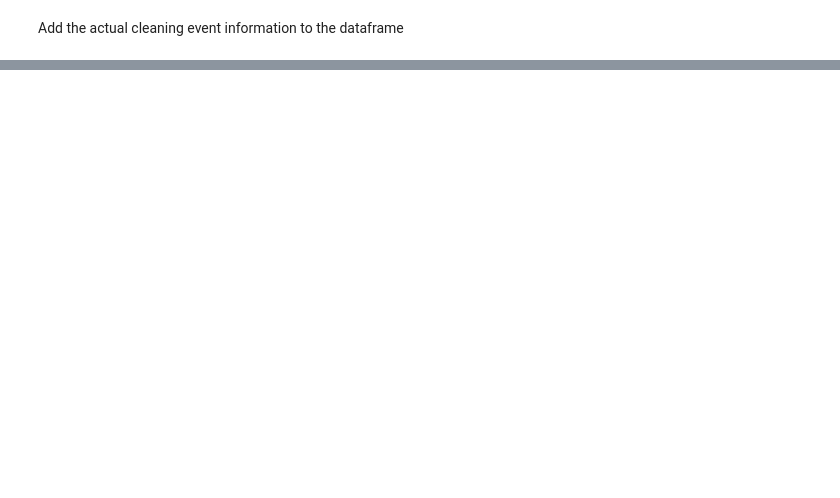
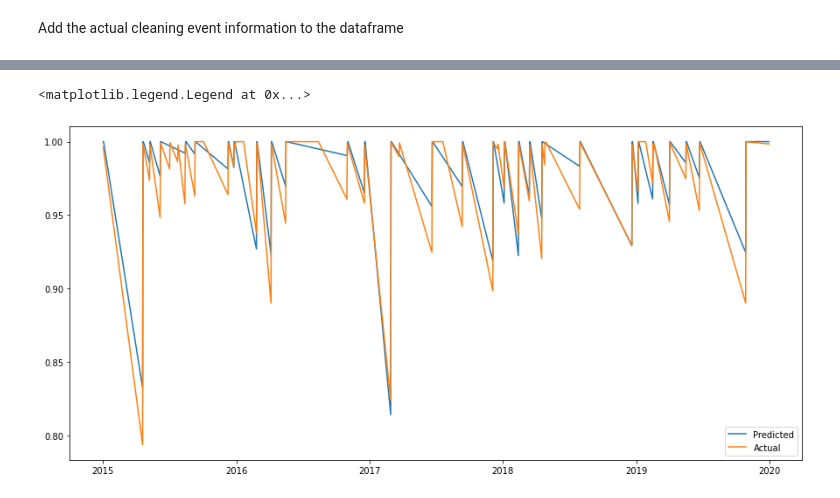
Before and after one commit to Rufski/S2DS-EPRI, a Jupyter notebook: notebooks/3.1-jj-soiling_profile.ipynb, the cells around one changed output, grey strips where cells are left out. Saved outputs shown, nothing was run; the diff lists cells and outputs as text; code cells hidden in the pictures; blank space fills up the shorter version.

Commit message:
Add notebook examining the simple soiling detection

```diff
--- a/notebooks/3.1-jj-soiling_profile.ipynb
+++ b/notebooks/3.1-jj-soiling_profile.ipynb
@@ -41,0 +43,12 @@ df_down.cleaning_event.plot()
+# %%
+_, cleaning_index, cleaning_heights = detect_cleaning_events_with_rollling_avg(df.Power)
+# %%
+soiling_profile = find_soiling_profile(df, cleaning_index, cleaning_heights)
+# %%
+_, ax = plt.subplots(figsize=(15, 7))
+ax.plot(soiling_profile .soiling_factor, label = "Predicted")
+ax.plot(df.Soiling, label = "Actual")
+ax.legend()
+# %% [output]
+<matplotlib.legend.Legend at 0x...>
+[figure, added]
```
Also changed, not shown: parts of 4 cells of this notebook, 1 other file.
